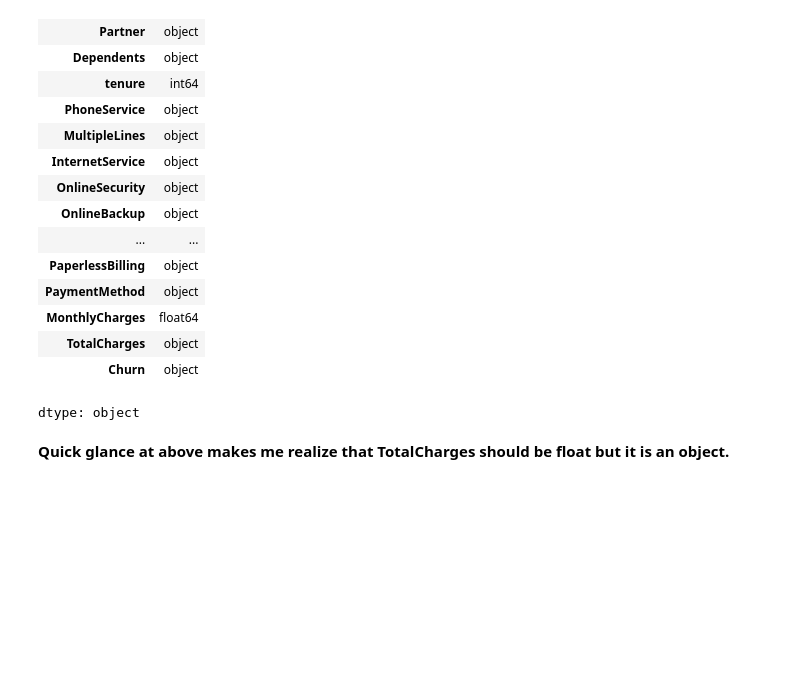
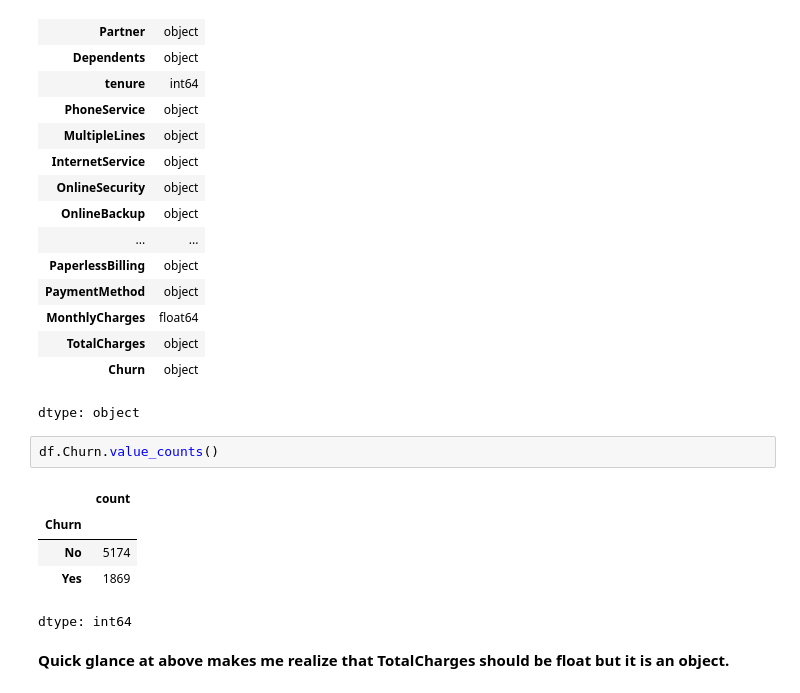
Before and after one commit to suneetpaul/Customer_Churn_Prediction_ANN, a Jupyter notebook: churn_using_ANN.ipynb, the cells around one changed output. Saved outputs shown, nothing was run; the diff lists cells and outputs as text; blank space fills up the shorter version.

```diff
--- a/churn_using_ANN.ipynb
+++ b/churn_using_ANN.ipynb
@@ -49,6 +51,14 @@ df.dtypes
 | TotalCharges | object |
 | Churn | object |
 dtype: object
+# %%
+df.Churn.value_counts()
+# %% [output]
+|  | count |
+| Churn |  |
+| No | 5174 |
+| Yes | 1869 |
+dtype: int64
 # %% [markdown]
 **Quick glance at above makes me realize that TotalCharges should be float but it is an object.**
 # %%
```
Also changed, not shown: parts of 14 cells of this notebook.
